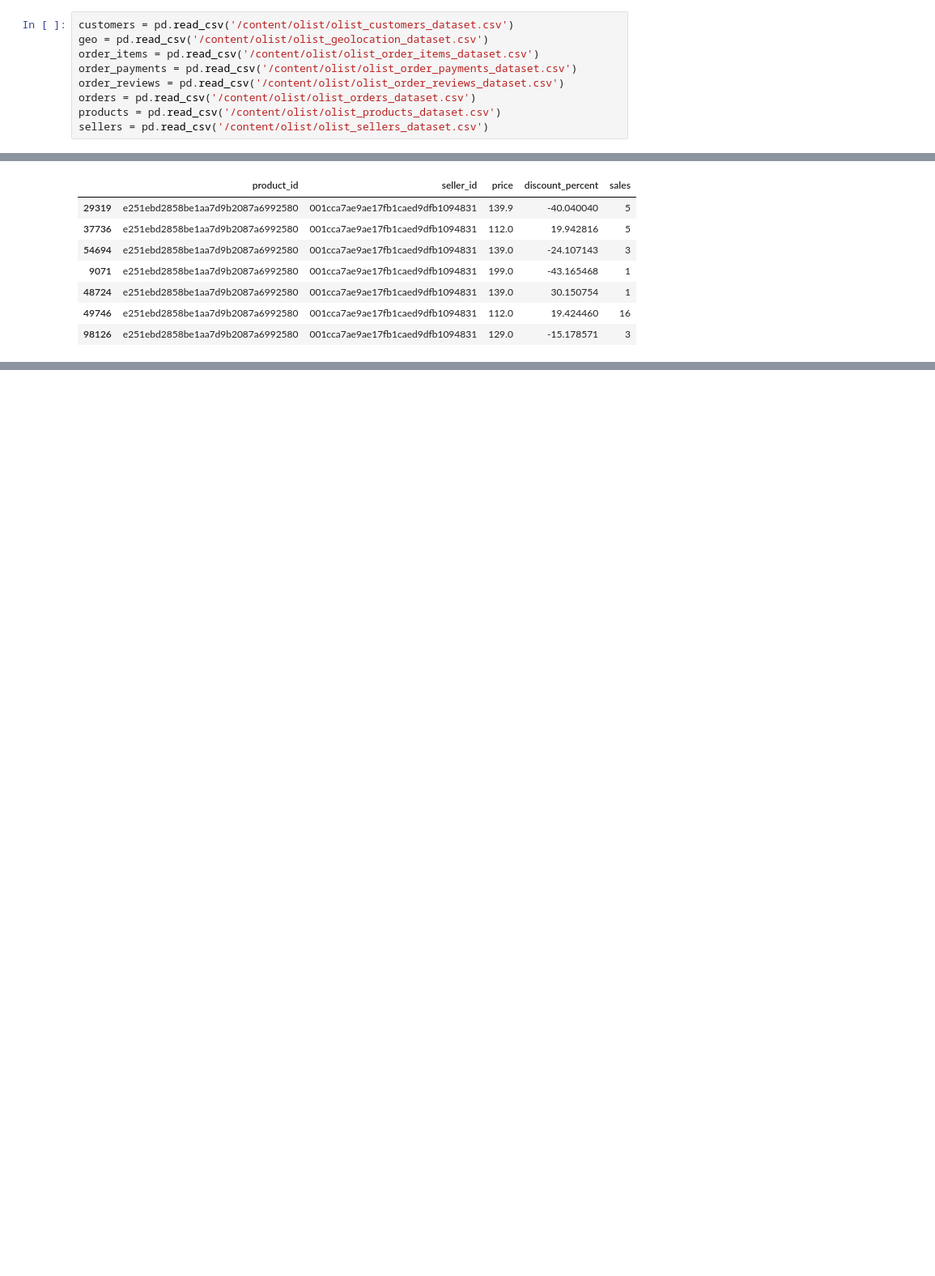
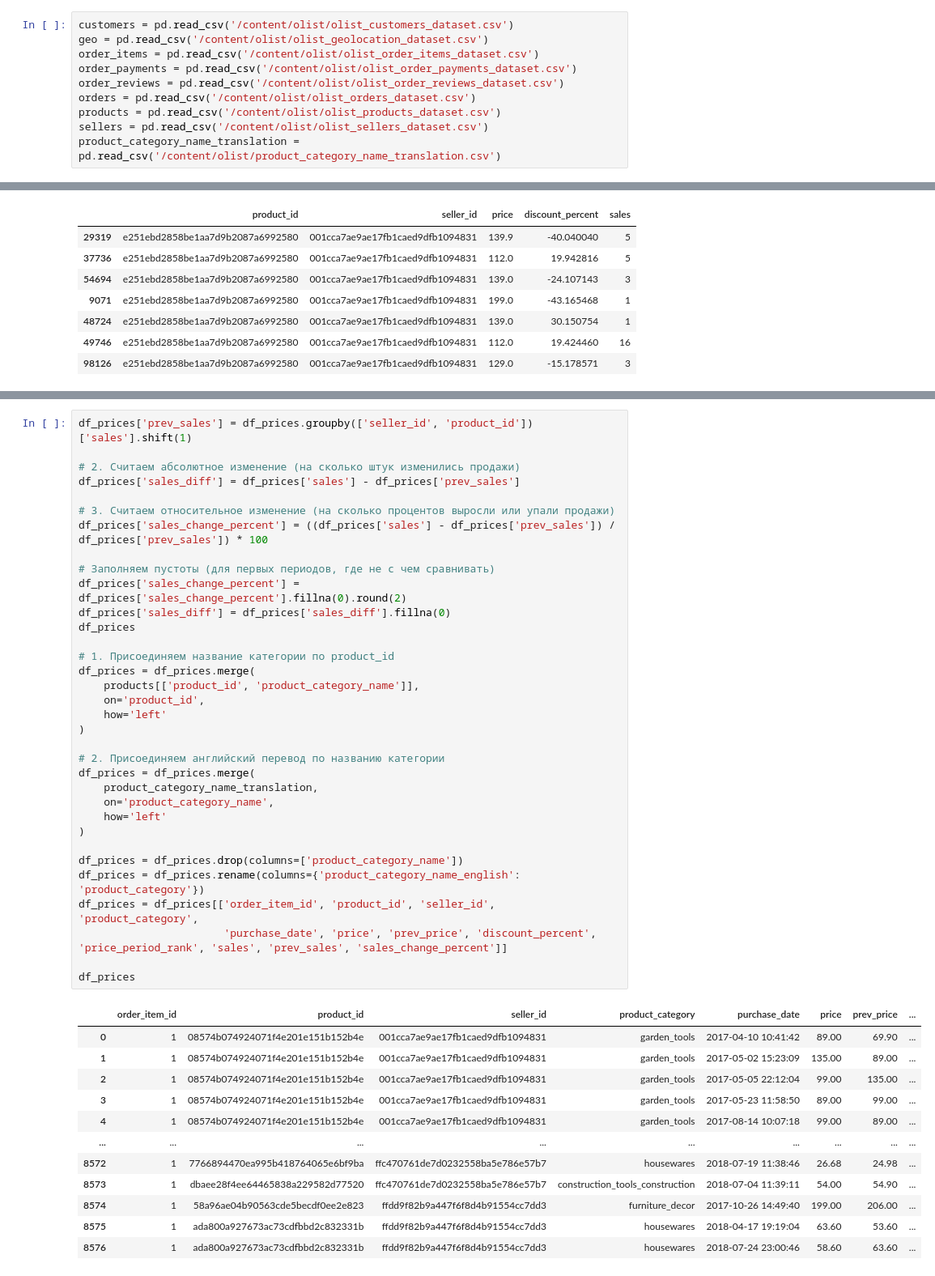
Before and after one commit to aliakseizvertouski/olist, a Jupyter notebook: olist_fin.ipynb, the cells around one changed output, grey strips where cells are left out. Shown at 81% size. Cells and saved outputs as stored; diff of their text form; blank space fills up the shorter version.

```diff
--- a/olist_fin.ipynb
+++ b/olist_fin.ipynb
@@ -15,6 +15,7 @@ order_reviews = pd.read_csv('/content/olist/olist_order_reviews_dataset.csv')
 orders = pd.read_csv('/content/olist/olist_orders_dataset.csv')
 products = pd.read_csv('/content/olist/olist_products_dataset.csv')
 sellers = pd.read_csv('/content/olist/olist_sellers_dataset.csv')
+product_category_name_translation = pd.read_csv('/content/olist/product_category_name_translation.csv')
 # %% [markdown]
 # Информация о датасете
 # %%
@@ -145,0 +152,47 @@ plt.show()
+# %%
+df_prices['prev_sales'] = df_prices.groupby(['seller_id', 'product_id'])['sales'].shift(1)
+
+# 2. Считаем абсолютное изменение (на сколько штук изменились продажи)
+df_prices['sales_diff'] = df_prices['sales'] - df_prices['prev_sales']
+
+# 3. Считаем относительное изменение (на сколько процентов выросли или упали продажи)
+df_prices['sales_change_percent'] = ((df_prices['sales'] - df_prices['prev_sales']) / df_prices['prev_sales']) * 100
+
+# Заполняем пустоты (для первых периодов, где не с чем сравнивать)
+df_prices['sales_change_percent'] = df_prices['sales_change_percent'].fillna(0).round(2)
+df_prices['sales_diff'] = df_prices['sales_diff'].fillna(0)
+df_prices
+
+# 1. Присоединяем название категории по product_id
+df_prices = df_prices.merge(
+    products[['product_id', 'product_category_name']],
+    on='product_id',
+    how='left'
+)
+
+# 2. Присоединяем английский перевод по названию категории
+df_prices = df_prices.merge(
+    product_category_name_translation,
+    on='product_category_name',
+    how='left'
+)
+
+df_prices = df_prices.drop(columns=['product_category_name'])
+df_prices = df_prices.rename(columns={'product_category_name_english': 'product_category'})
+df_prices = df_prices[['order_item_id', 'product_id', 'seller_id', 'product_category',
+                       'purchase_date', 'price', 'prev_price', 'discount_percent', 'price_period_rank', 'sales', 'prev_sales', 'sales_change_percent']]
+
+df_prices
+# %% [output]
+|  | order_item_id | product_id | seller_id | product_category | purchase_date | price | prev_price | ... |
+| 0 | 1 | 08574b074924071f4e201e151b152b4e | 001cca7ae9ae17fb1caed9dfb1094831 | garden_tools | 2017-04-10 10:41:42 | 89.00 | 69.90 | ... |
+| 1 | 1 | 08574b074924071f4e201e151b152b4e | 001cca7ae9ae17fb1caed9dfb1094831 | garden_tools | 2017-05-02 15:23:09 | 135.00 | 89.00 | ... |
+| 2 | 1 | 08574b074924071f4e201e151b152b4e | 001cca7ae9ae17fb1caed9dfb1094831 | garden_tools | 2017-05-05 22:12:04 | 99.00 | 135.00 | ... |
+| 3 | 1 | 08574b074924071f4e201e151b152b4e | 001cca7ae9ae17fb1caed9dfb1094831 | garden_tools | 2017-05-23 11:58:50 | 89.00 | 99.00 | ... |
+| 4 | 1 | 08574b074924071f4e201e151b152b4e | 001cca7ae9ae17fb1caed9dfb1094831 | garden_tools | 2017-08-14 10:07:18 | 99.00 | 89.00 | ... |
+| ... | ... | ... | ... | ... | ... | ... | ... | ... |
+| 8572 | 1 | 7766894470ea995b418764065e6bf9ba | ffc470761de7d0232558ba5e786e57b7 | housewares | 2018-07-19 11:38:46 | 26.68 | 24.98 | ... |
+| 8573 | 1 | dbaee28f4ee64465838a229582d77520 | ffc470761de7d0232558ba5e786e57b7 | construction_tools_construction | 2018-07-04 11:39:11 | 54.00 | 54.90 | ... |
+| 8574 | 1 | 58a96ae04b90563cde5becdf0ee2e823 | ffdd9f82b9a447f6f8d4b91554cc7dd3 | furniture_decor | 2017-10-26 14:49:40 | 199.00 | 206.00 | ... |
+| 8575 | 1 | ada800a927673ac73cdfbbd2c832331b | ffdd9f82b9a447f6f8d4b91554cc7dd3 | housewares | 2018-04-17 19:19:04 | 63.60 | 53.60 | ... |
+| 8576 | 1 | ada800a927673ac73cdfbbd2c832331b | ffdd9f82b9a447f6f8d4b91554cc7dd3 | housewares | 2018-07-24 23:00:46 | 58.60 | 63.60 | ... |
```
Also changed, not shown: parts of 7 cells of this notebook.
